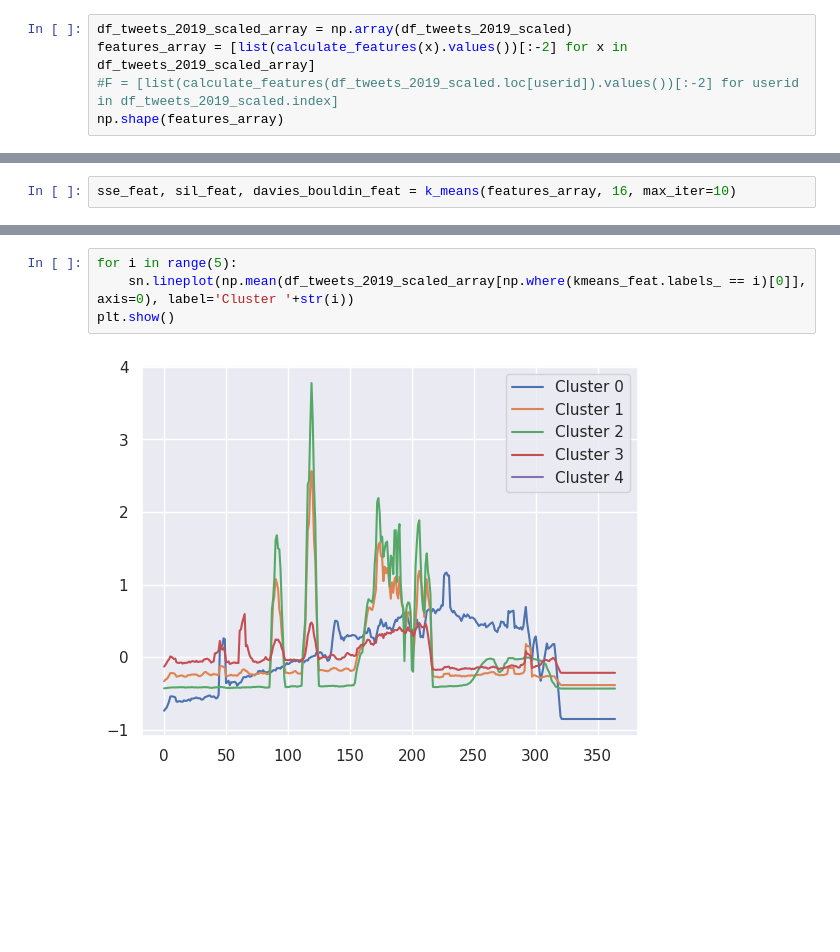
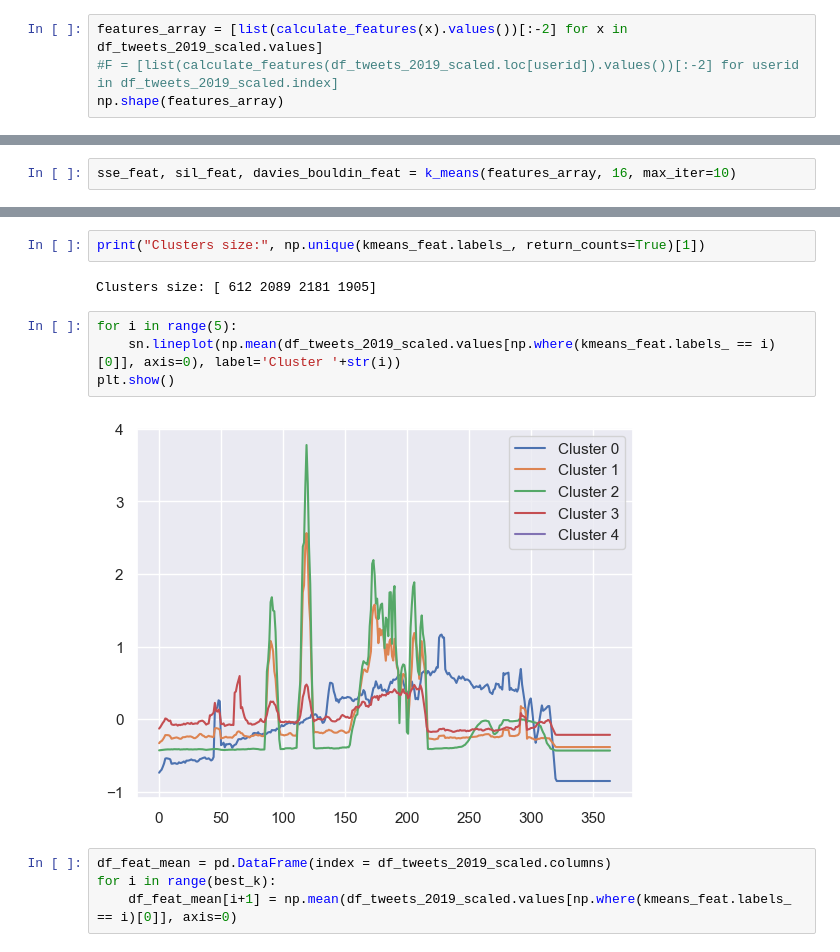
Before and after one commit to domferr/Data-Mining, a Jupyter notebook: Notebooks/8 Time Series.ipynb, the cells around one changed output, grey strips where cells are left out. Cells and saved outputs as stored; diff of their text form; blank space fills up the shorter version.

Commit message:
Plot clusters mean of feature-based clustering

```diff
--- a/Notebooks/8 Time Series.ipynb
+++ b/Notebooks/8 Time Series.ipynb
@@ -519,8 +520,7 @@ def k_means(X, max_k, max_iter=100):
 
     return sse_list, silouettes, separations
 # %%
-df_tweets_2019_scaled_array = np.array(df_tweets_2019_scaled)
-features_array = [list(calculate_features(x).values())[:-2] for x in df_tweets_2019_scaled_array]
+features_array = [list(calculate_features(x).values())[:-2] for x in df_tweets_2019_scaled.values]
 #F = [list(calculate_features(df_tweets_2019_scaled.loc[userid]).values())[:-2] for userid in df_tweets_2019_scaled.index]
 np.shape(features_array)
 # %% [output]
@@ -543,6 +543,14 @@ SSE: 985.8621230886852  - SILHOUETTE: 985.8621230886852
+# %%
+print("Clusters size:", np.unique(kmeans_feat.labels_, return_counts=True)[1])
+# %% [output]
+Clusters size: [ 612 2089 2181 1905]
 # %%
 for i in range(5):
-    sn.lineplot(np.mean(df_tweets_2019_scaled_array[np.where(kmeans_feat.labels_ == i)[0]], axis=0), label='Cluster '+str(i))
+    sn.lineplot(np.mean(df_tweets_2019_scaled.values[np.where(kmeans_feat.labels_ == i)[0]], axis=0), label='Cluster '+str(i))
 plt.show()
 # %% [output]
-[figure, old version]
+[figure, new version]
+# %%
+df_feat_mean = pd.DataFrame(index = df_tweets_2019_scaled.columns)
+for i in range(best_k):
+    df_feat_mean[i+1] = np.mean(df_tweets_2019_scaled.values[np.where(kmeans_feat.labels_ == i)[0]], axis=0)
```
Also changed, not shown: parts of 14 cells of this notebook.
